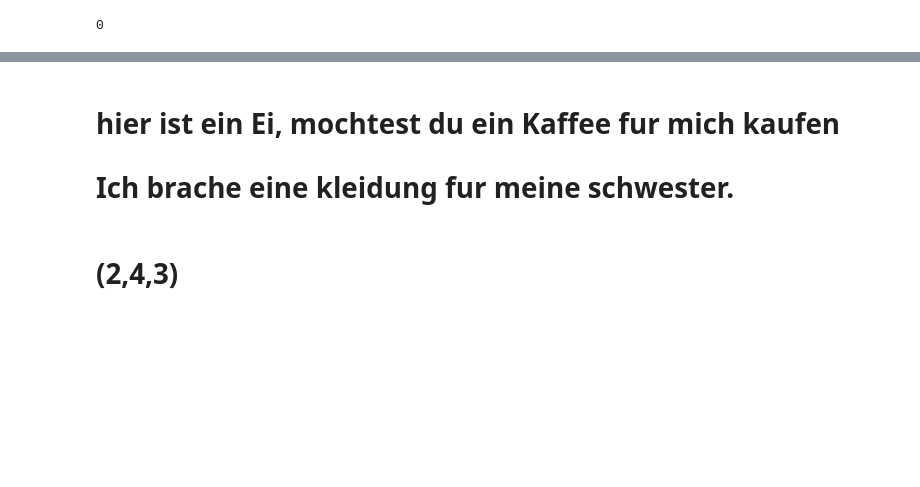
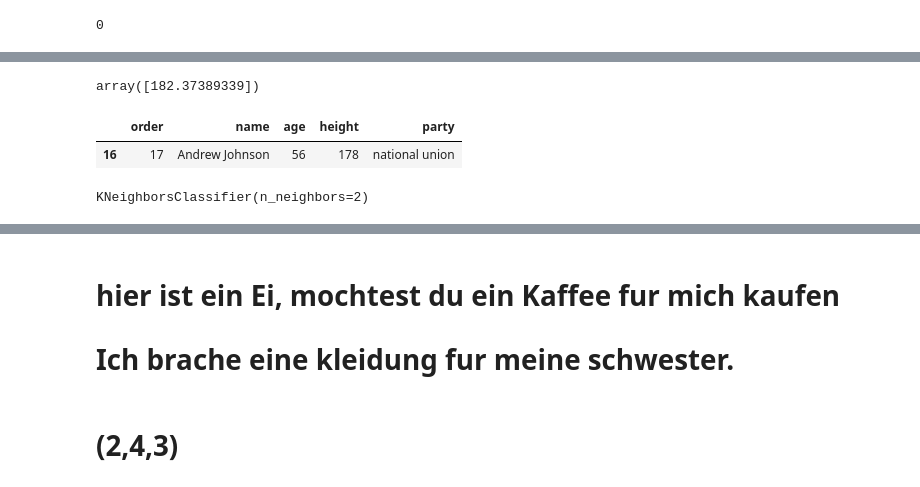
Before and after one commit to imabiodun/py, a Jupyter notebook: pres_df.ipynb, the cells around one changed output, grey strips where cells are left out. Saved outputs shown, nothing was run; the diff lists cells and outputs as text; code cells hidden in the pictures; blank space fills up the shorter version.

```diff
--- a/pres_df.ipynb
+++ b/pres_df.ipynb
@@ -87,0 +157,9 @@ arr
+# %%
+lR.predict([[70]])
+# %% [output]
+array([182.37389339])
+# %%
+pres_df.loc[pres_df['party']=='national union']
+# %% [output]
+|  | order | name | age | height | party |
+| 16 | 17 | Andrew Johnson | 56 | 178 | national union |
@@ -87,0 +177,4 @@ arr
+# %%
+knn.fit(X1_train,Y1_train)
+# %% [output]
+KNeighborsClassifier(n_neighbors=2)
```
Also changed, not shown: parts of 128 cells of this notebook.
